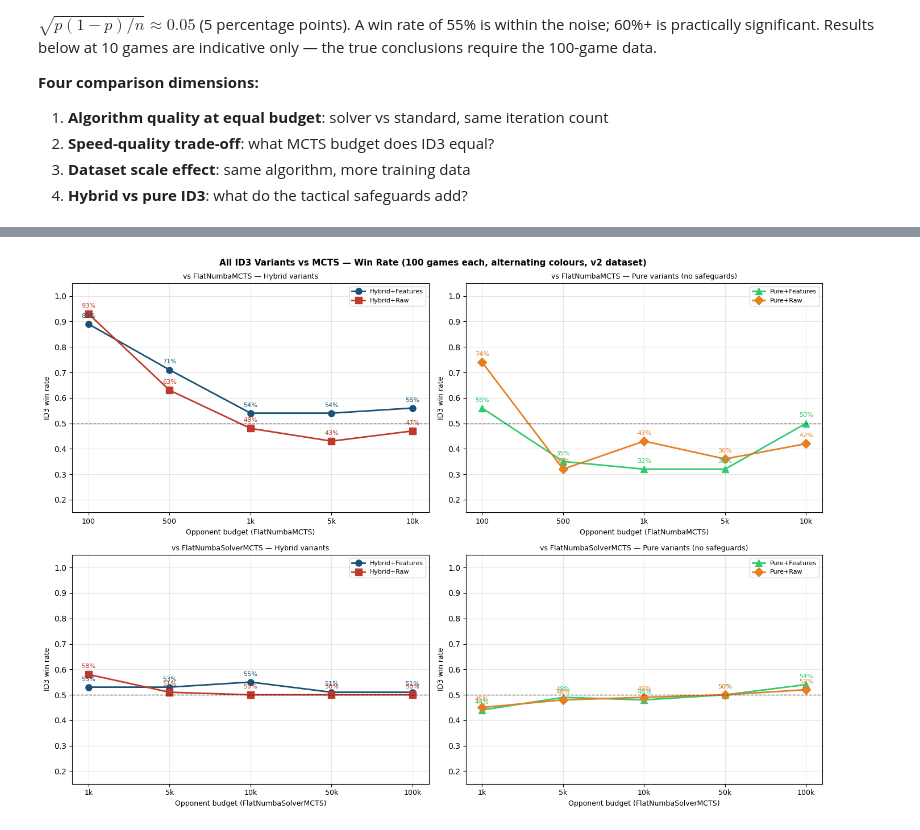
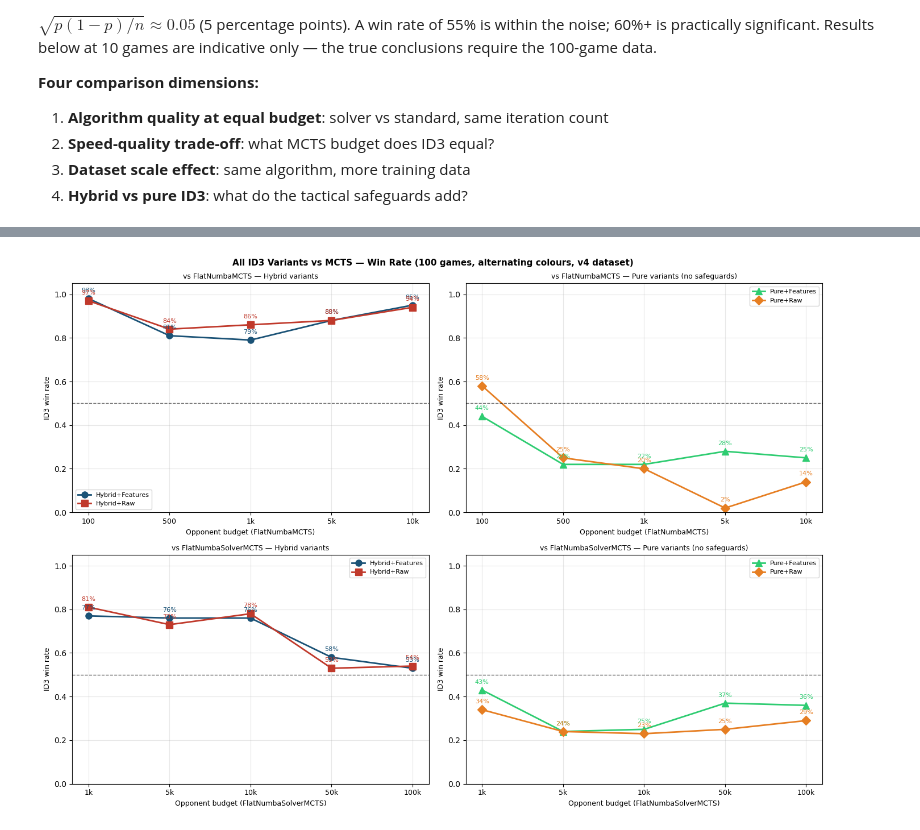
Before and after one commit to Difl4/popout-ai, a Jupyter notebook: notebooks/PopOut_Full_Report.ipynb, the cells around one changed output, grey strips where cells are left out. Cells and saved outputs as stored; diff of their text form; code cells hidden in the pictures.

```diff
--- a/notebooks/PopOut_Full_Report.ipynb
+++ b/notebooks/PopOut_Full_Report.ipynb
@@ -1773,7 +1777,14 @@ Without safeguards, the pure tree blunders in ~1/4 of defensive positions.
 In a 40-ply game, this means the tree loses ~10 games purely from missed blocks.
 The hybrid design eliminates this category of error completely at virtually zero cost.
 # %%
-acc_path = DATA_DIR/"v2_5000games_100k"/"results"/"accuracy_results.json"
+# acc_files is defined in the previous code cell; re-define here for safety
+acc_files = {
+    "v1 (3k)":   DATA_DIR/"v1_3000games_100k"/"results"/"accuracy_results.json",
+    "v2 (5k)":   DATA_DIR/"v2_5000games_100k"/"results"/"accuracy_results.json",
+    "v3 tiered": DATA_DIR/"v3_5000games_tiered"/"results"/"accuracy_results.json",
+    "v4 (75k)":  DATA_DIR/"v4_75k_100k"/"results"/"accuracy_results.json",
+}
+acc_path = DATA_DIR/"v4_75k_100k"/"results"/"accuracy_results.json"
 if acc_path.exists():
     acc_data = json.loads(acc_path.read_text())
     tact = acc_data.get("tactical", {})
@@ -1930,5 +1951,5 @@ v2 dataset: ID3 win rates vs MCTS opponents (100 games each, alternating colours
 # %%
-if wr_v2:
+if wr_v4:
     fig, axes = plt.subplots(2, 2, figsize=(14, 10))
     axes = axes.flatten()
 
@@ -1940,39 +1961,45 @@ if wr_v2:
     ]
 
     for ax_idx, (opp, budgets, ax_title) in enumerate([
         ("FlatNumbaMCTS",       ["100","500","1000","5000","10000"],     "vs FlatNumbaMCTS"),
         ("FlatNumbaSolverMCTS", ["1000","5000","10000","50000","100000"],"vs FlatNumbaSolverMCTS"),
     ]):
         for plot_idx in range(2):
             ax = axes[ax_idx*2 + plot_idx]
             filter_var = variants[:2] if plot_idx==0 else variants[2:]
             label_suffix = "Hybrid variants" if plot_idx==0 else "Pure variants (no safeguards)"
 
+            iters = []
             for name, colour, marker, short_name in filter_var:
-                if name not in wr_v2["results"]: continue
-                if opp  not in wr_v2["results"][name]: continue
-                opp_data = wr_v2["results"][name][opp]
-                iters  = sorted([int(k) for k in opp_data if k in budgets])
-                rates  = [opp_data[str(i)][0]/sum(opp_data[str(i)]) for i in iters]
+                if name not in wr_v4["results"]: continue
+                if opp  not in wr_v4["results"][name]: continue
+                opp_data = wr_v4["results"][name][opp]
+                iters = sorted([int(k) for k in opp_data if k in budgets])
+                rates = []
+                for i in iters:
+                    entry = opp_data[str(i)]
+                    w = entry[0]+entry[3] if len(entry)==6 else entry[0]
+                    total = sum(entry)
+                    rates.append(w/total)
                 ax.plot(range(len(iters)), rates, marker=marker, color=colour,
                         label=short_name, lw=2, ms=8)
                 for xi, r in enumerate(rates):
                     ax.annotate(f"{r:.0%}", (xi, r), textcoords="offset points",
                                 xytext=(0, 8), ha="center", fontsize=8, color=colour)
 
             ax.axhline(0.5, color="black", linestyle="--", lw=1, alpha=0.6)
             ax.set_xticks(range(len(iters)))
             ax.set_xticklabels([f"{i//1000}k" if i>=1000 else str(i) for i in iters], fontsize=9)
             ax.set_xlabel(f"Opponent budget ({opp})", fontsize=9)
             ax.set_ylabel("ID3 win rate", fontsize=9)
             ax.set_title(f"{ax_title} — {label_suffix}", fontsize=9)
-            ax.set_ylim(0.15, 1.05); ax.legend(fontsize=8); ax.grid(alpha=0.3)
+            ax.set_ylim(0, 1.05); ax.legend(fontsize=8); ax.grid(alpha=0.3)
 
-    plt.suptitle("All ID3 Variants vs MCTS — Win Rate (100 games each, alternating colours, v2 dataset)",
+    plt.suptitle("All ID3 Variants vs MCTS — Win Rate (100 games, alternating colours, v4 dataset)",
                  fontsize=11, fontweight="bold")
     plt.tight_layout()
     plt.savefig(FIGURES_DIR/"id3_vs_mcts_all_variants.png", dpi=120)
     plt.show()
 # %% [output]
-[figure, old version]
+[figure, new version]
 # %%
```
Also changed, not shown: parts of 15 cells of this notebook, 4 other files.
